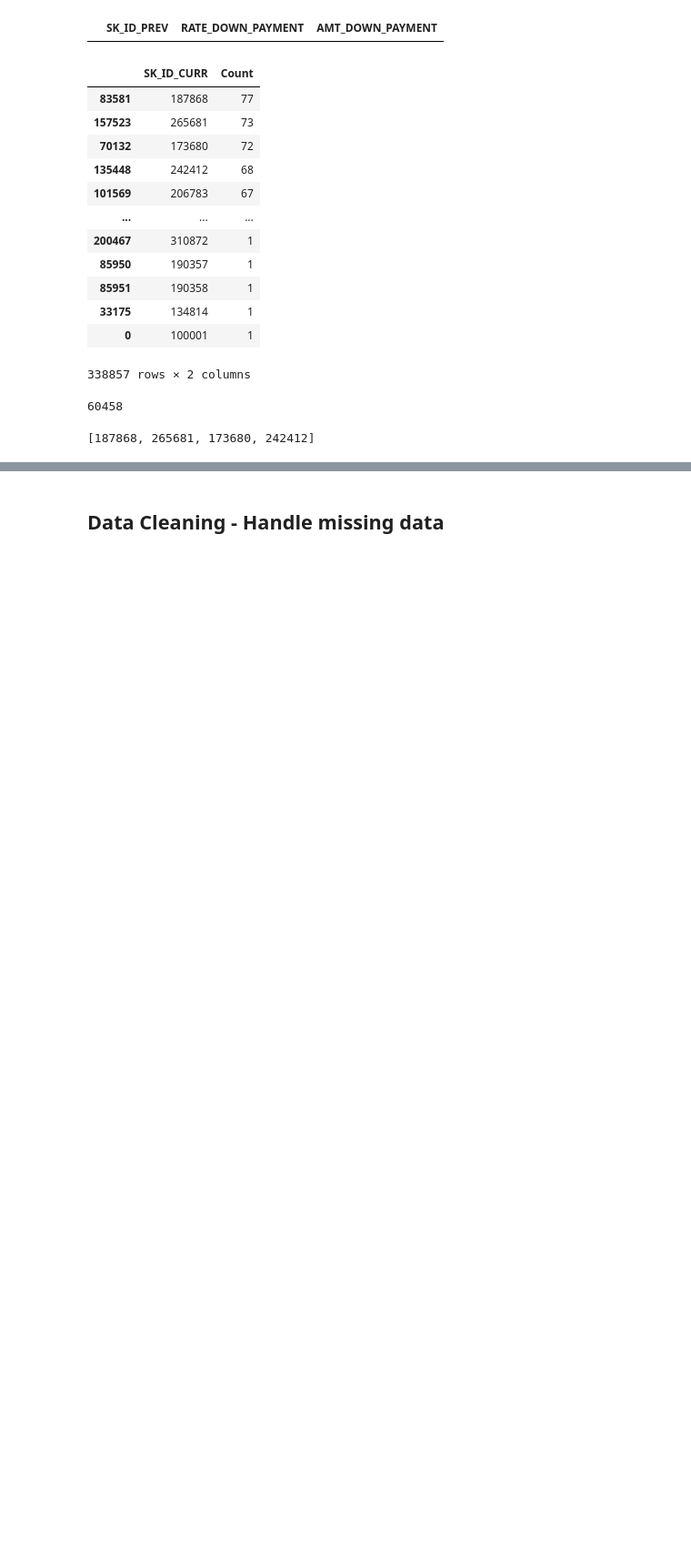
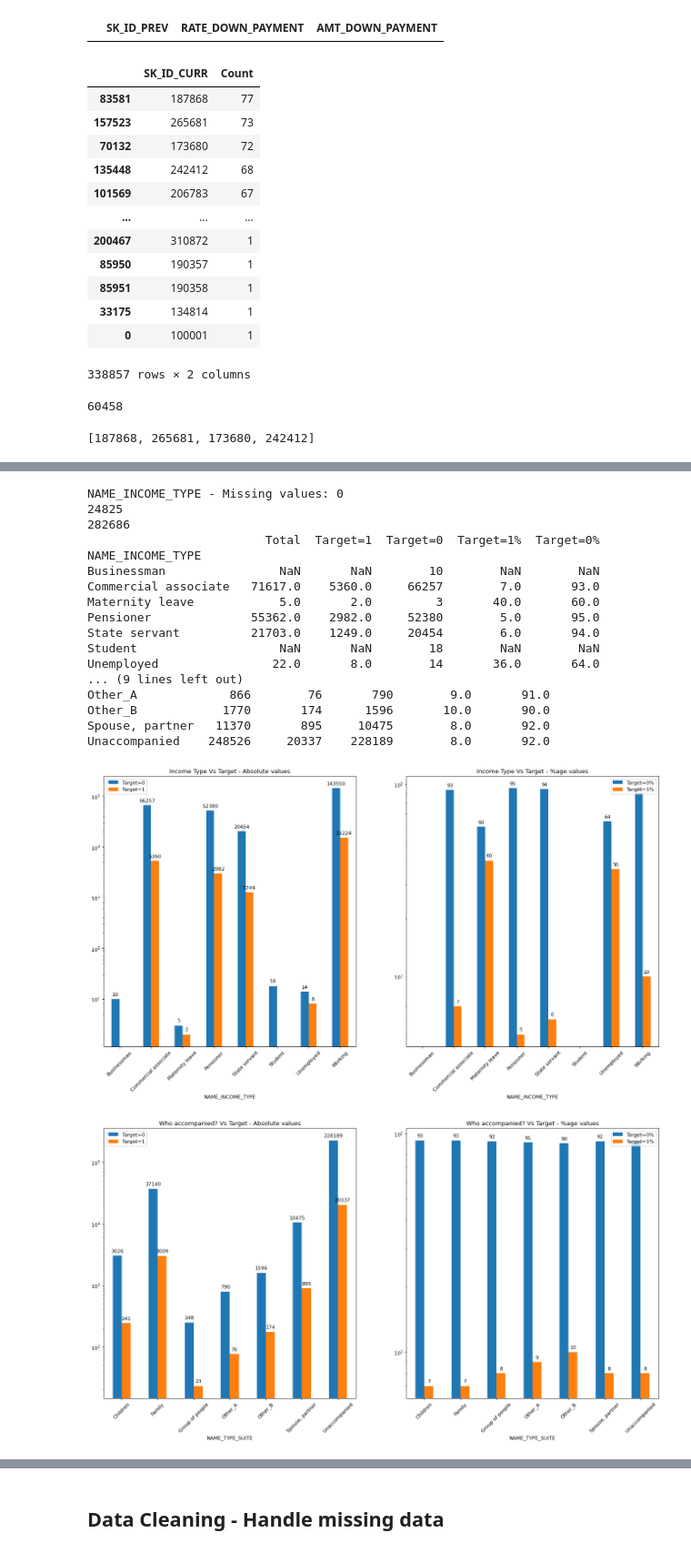
Before and after one commit to sreedevigattu/crediteda, a Jupyter notebook: CreditEDA.ipynb, the cells around one changed output, grey strips where cells are left out. Shown at 91% size. Drawn from its saved outputs; the diff is of its cells as text; code cells hidden in the pictures; blank space fills up the shorter version.

```diff
--- a/CreditEDA.ipynb
+++ b/CreditEDA.ipynb
@@ -877,0 +712,30 @@ plt.show()
+# %%
+# TODO: Repalce NaN with 0
+print("NAME_INCOME_TYPE - Missing values:", df_ca['NAME_INCOME_TYPE'].isna().sum())
+compare(df_ca,'NAME_INCOME_TYPE',['Businessman', 'Commercial associate', 'Maternity leave', 'Pensioner', 'State servant',
+            'Student', 'Unemployed','Working'], 'Income Type',figsize=(20, 10))
+
+
+print("NAME_INCOME_TYPE - Missing values:", df_ca['NAME_INCOME_TYPE'].isna().sum())
+compare(df_ca,'NAME_INCOME_TYPE',['Businessman', 'Commercial associate', 'Maternity leave', 'Pensioner', 'State servant',
+            'Student', 'Unemployed','Working'], 'Income Type',figsize=(20, 10))
+# %% [output]
+NAME_INCOME_TYPE - Missing values: 0
+24825
+282686
+                         Total  Target=1  Target=0  Target=1%  Target=0%
+NAME_INCOME_TYPE
+Businessman                NaN       NaN        10        NaN        NaN
+Commercial associate   71617.0    5360.0     66257        7.0       93.0
+Maternity leave            5.0       2.0         3       40.0       60.0
+Pensioner              55362.0    2982.0     52380        5.0       95.0
+State servant          21703.0    1249.0     20454        6.0       94.0
+Student                    NaN       NaN        18        NaN        NaN
+Unemployed                22.0       8.0        14       36.0       64.0
+... (9 lines left out)
+Other_A             866        76       790        9.0       91.0
+Other_B            1770       174      1596       10.0       90.0
+Spouse, partner   11370       895     10475        8.0       92.0
+Unaccompanied    248526     20337    228189        8.0       92.0
+[figure, added]
+[figure, added]
```
Also changed, not shown: parts of 129 cells of this notebook.
